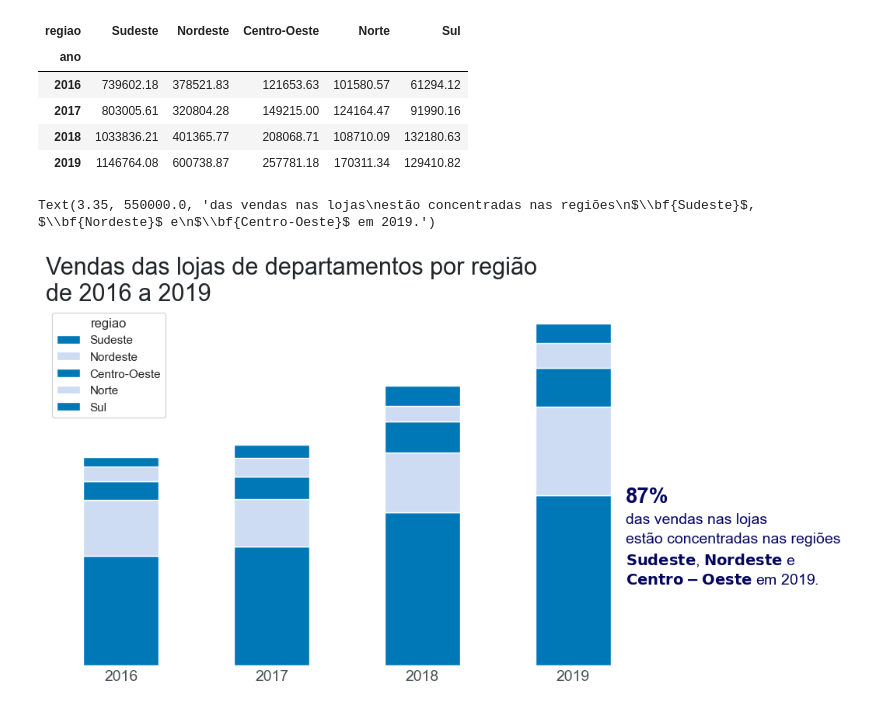
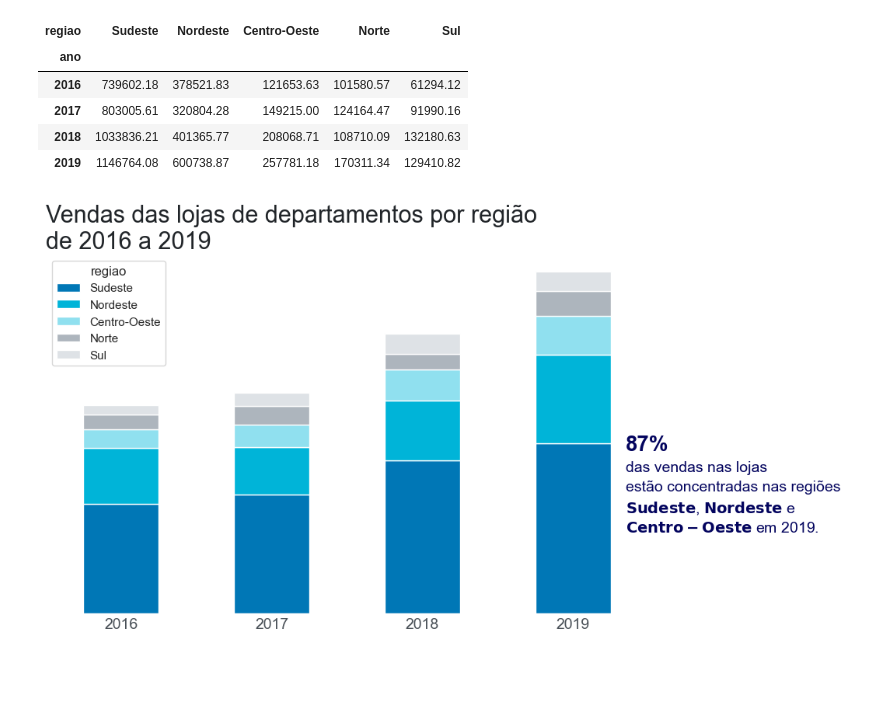
Before and after one commit to Cr0l3y/comparison_distribution_charts, a Jupyter notebook: grafic_comp_distr.ipynb, the cells around one changed output. Cells and saved outputs as stored; diff of their text form; code cells hidden in the pictures; blank space fills up the shorter version.

```diff
--- a/grafic_comp_distr.ipynb
+++ b/grafic_comp_distr.ipynb
@@ -247,34 +247,38 @@ vendas_reg
 # %%
 ## Gerando a função para criar o gráfico de barras
 
 def grafico_vendas_regiao():
   # Definindo as cores do gráfico
   cores = [AZUL2, AZUL3, AZUL4, CINZA3, CINZA4]
 
 # Gerando o gráfico de colunas empilhadas
-ax = vendas_reg.plot(kind="bar", stacked=True, figsize=(10,6), color= cores)
+  ax = vendas_reg.plot(kind="bar", stacked=True, figsize=(10,6), color= cores)
 
-# Personalizando o gráfico
-ax.set_title('Vendas das lojas de departamentos por região\nde 2016 a 2019', loc='left', fontsize=22, color = CINZA1)
-ax.set_xlabel('')
-ax.set_ylabel('')
-ax.set_yticklabels([])
-ax.xaxis.set_tick_params(labelsize=14, labelcolor = CINZA2, rotation = 0)
-ax.set_frame_on(False)
+  # Personalizando o gráfico
+  ax.set_title('Vendas das lojas de departamentos por região\nde 2016 a 2019', loc='left', fontsize=22, color = CINZA1)
+  ax.set_xlabel('')
+  ax.set_ylabel('')
+  ax.set_yticklabels([])
+  ax.xaxis.set_tick_params(labelsize=14, labelcolor = CINZA2, rotation = 0)
+  ax.set_frame_on(False)
 
-# remover todos os ticks do eixo x e y
-ax.tick_params(axis="both", which="both", length=0)
+  # remover todos os ticks do eixo x e y
+  ax.tick_params(axis="both", which="both", length=0)
 
-# Anotando uma conclusão no gráfico
-ax.text(3.35, 1.1e6, '87%', fontweight='bold', fontsize=20, color=AZUL1)
-ax.text(3.35, 5.5e5,
-        'das vendas nas lojas\n'
-        'estão concentradas nas regiões\n'
-        '$\\bf{Sudeste}$, $\\bf{Nordeste}$ e\n'
-        '$\\bf{Centro-Oeste}$ em 2019.',
-        fontsize=14,
-        linespacing=1.45,
-        color=AZUL1)
+  # Anotando uma conclusão no gráfico
+  ax.text(3.35, 1.1e6, '87%', fontweight='bold', fontsize=20, color=AZUL1)
+  ax.text(3.35, 5.5e5,
+          'das vendas nas lojas\n'
+          'estão concentradas nas regiões\n'
+          '$\\bf{Sudeste}$, $\\bf{Nordeste}$ e\n'
+          '$\\bf{Centro-Oeste}$ em 2019.',
+          fontsize=14,
+          linespacing=1.45,
+          color=AZUL1)
+  # Retornando o objeto ax
+  return ax
+
+# Chamando a função e personalizando a legenda
+ax = grafico_vendas_regiao()
 # %% [output]
-Text(3.35, 550000.0, 'das vendas nas lojas\nestão concentradas nas regiões\n$\\bf{Sudeste}$, $\\bf{Nordeste}$ e\n$\\bf{Centro-Oeste}$ em 2019.')
-[figure, old version]
+[figure, new version]
```
Also changed, not shown: parts of 10 cells of this notebook, 1 other file.
